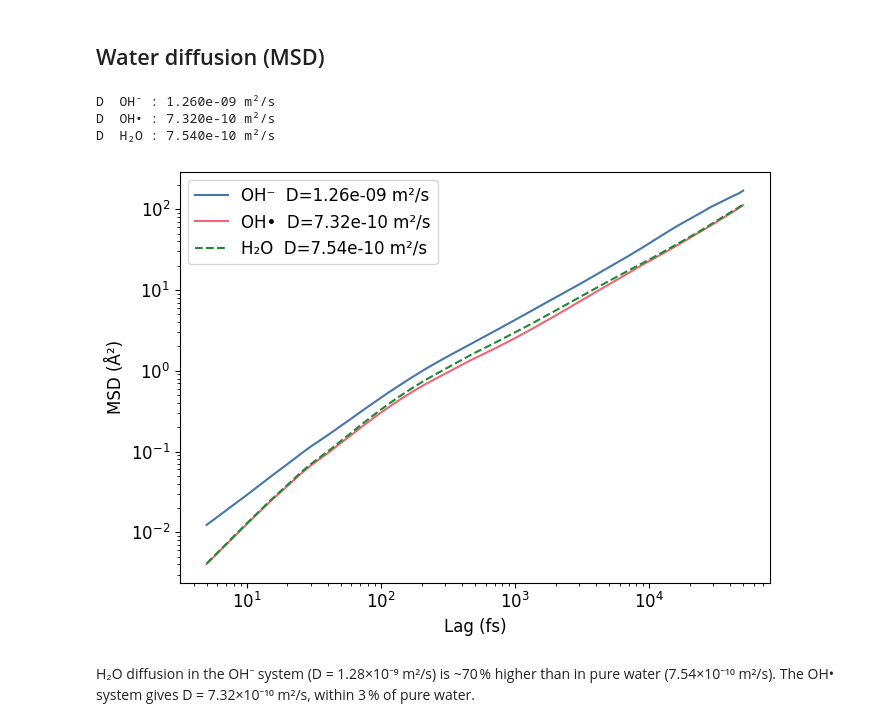
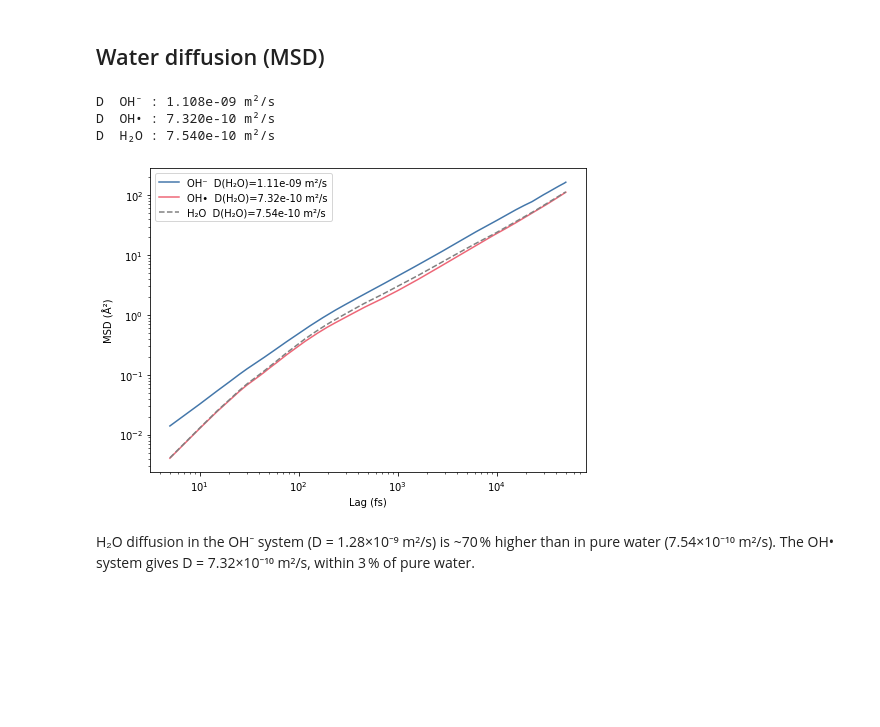
Before and after one commit to viktorsvahn/water, a Jupyter notebook: oh_comparison.ipynb, the cells around one changed output. Cells and saved outputs as stored; diff of their text form; code cells hidden in the pictures; blank space fills up the shorter version.

Commit message:
more changes and addition of heatmaps

```diff
--- a/oh_comparison.ipynb
+++ b/oh_comparison.ipynb
@@ -75,38 +113,38 @@ The OH⁻ system produces transient H₃O₂ and H₅O₃ intermediates. The OH
 lags_a, msd_a, _ = traj_anion.msd('H2O',  dt=dt * dump_interval)
 lags_r, msd_r, _ = traj_radical.msd('H2O', dt=dt * dump_interval)
 lags_w, msd_w, _ = traj_water.msd('H2O',  dt=dt * dump_interval)
 
 mask_a, _, _, _ = diffusive_window(lags_a, msd_a)
 mask_r, _, _, _ = diffusive_window(lags_r, msd_r)
 mask_w, _, _, _ = diffusive_window(lags_w, msd_w)
 
 def fit_D(lags, msd, mask):
     c = np.polyfit(lags[mask], msd[mask], 1)
     return c[0] / 6 * 1e-20 / (dt * dump_interval * 1e-15)
 
 D_a = fit_D(lags_a, msd_a, mask_a)
 D_r = fit_D(lags_r, msd_r, mask_r)
 D_w = fit_D(lags_w, msd_w, mask_w)
 
 print(f'D  OH⁻ : {D_a:.3e} m²/s')
 print(f'D  OH• : {D_r:.3e} m²/s')
 print(f'D  H₂O : {D_w:.3e} m²/s')
 
 fig, ax = plt.subplots(figsize=(7, 5))
-ax.plot(lags_a, msd_a, color=cset[0], lw=1.5, label=f'OH⁻  D={D_a:.2e} m²/s')
-ax.plot(lags_r, msd_r, color=cset[1], lw=1.5, label=f'OH•  D={D_r:.2e} m²/s')
-ax.plot(lags_w, msd_w, color=cset[2], lw=1.5, ls='--', label=f'H₂O  D={D_w:.2e} m²/s')
+ax.plot(lags_a, msd_a, color=cset[0], lw=1.5, label=f'OH⁻  D(H₂O)={D_a:.2e} m²/s')
+ax.plot(lags_r, msd_r, color=cset[1], lw=1.5, label=f'OH•  D(H₂O)={D_r:.2e} m²/s')
+ax.plot(lags_w, msd_w, color='0.5', lw=1.5, ls='--', label=f'H₂O  D(H₂O)={D_w:.2e} m²/s')
 ax.set_xscale('log')
 ax.set_yscale('log')
 ax.set_xlabel('Lag (fs)')
 ax.set_ylabel('MSD (Å²)')
 ax.legend()
 plt.tight_layout()
 # %% [output]
-D  OH⁻ : 1.260e-09 m²/s
+D  OH⁻ : 1.108e-09 m²/s
 D  OH• : 7.320e-10 m²/s
 D  H₂O : 7.540e-10 m²/s
-[figure, old version]
+[figure, new version]
 # %% [markdown]
 H₂O diffusion in the OH⁻ system (D = 1.28×10⁻⁹ m²/s) is ~70 % higher than in pure water (7.54×10⁻¹⁰ m²/s). The OH• system gives D = 7.32×10⁻¹⁰ m²/s, within 3 % of pure water.
 # %% [markdown]
```
Also changed, not shown: parts of 3 cells of this notebook, 3 other files.
